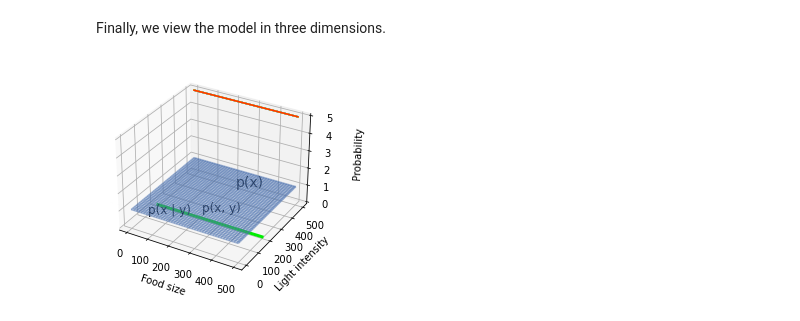
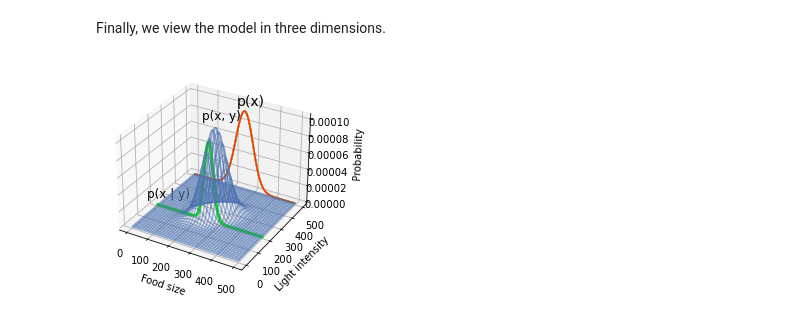
Before and after one commit to snamjoshi/faif-book, a Jupyter notebook: notebooks/background_material/inside_the_generative_model.ipynb, the cells around one changed output. Saved outputs shown, nothing was run; the diff lists cells and outputs as text; code cells hidden in the pictures.

```diff
--- a/notebooks/background_material/inside_the_generative_model.ipynb
+++ b/notebooks/background_material/inside_the_generative_model.ipynb
@@ -141,37 +141,32 @@ ax.plot_wireframe(X, Y, np.exp(Z), cmap='viridis',
 
 # Plot prior
 prior = np.exp(Z).sum(axis=0) / 100
 ax.contour(X, Y, np.tile(prior, [len(prior), 1]), zdir='y', offset=500, cmap=cm.jet)
 
 # Plot likelihood
 likelihood = Normal(
-    loc= G(x_range, beta_0=3, beta_1=2),
+    loc= generating_function(torch.tensor(x_range), beta_0=3, beta_1=2),
     scale=0.5).log_prob(torch.tensor(8))
 
 likelihood = torch.tensor(np.exp(likelihood.tolist()))
 posterior = likelihood * prior / sum(likelihood*prior)
 
 ax.plot3D(
     np.linspace(0, 500, 500),
     200 * np.ones(500),
     posterior / 200, lw=3, c="#00ee00")
-
-# ax.plot3D(
-#     np.linspace(0, 500, 500),
-#     275 * np.ones(500),
-#     likelihood / 9000, lw=3, c="#8B008B")
 
 # Axis labels
 ax.set_xlabel("Food size")
 ax.set_ylabel("Light intensity")
 ax.set_zlabel("Probability", labelpad=10)
 
 # Add distribution labels
 ax.text(210, 500, 0.0001, "p(x)", fontsize=14)
 # ax.text(0, 200, 0.00002, r"$p(y \mid x)$", fontsize=12)
 ax.text(0, 120, 0.00002, "p(x | y)", fontsize=12)
 ax.text(190, 250, 0.00011, "p(x, y)", fontsize=12)
 
 plt.show()
 # %% [output]
-[figure, old version]
+[figure, new version]
```
Also changed, not shown: parts of 16 cells of this notebook, 23 other files.
